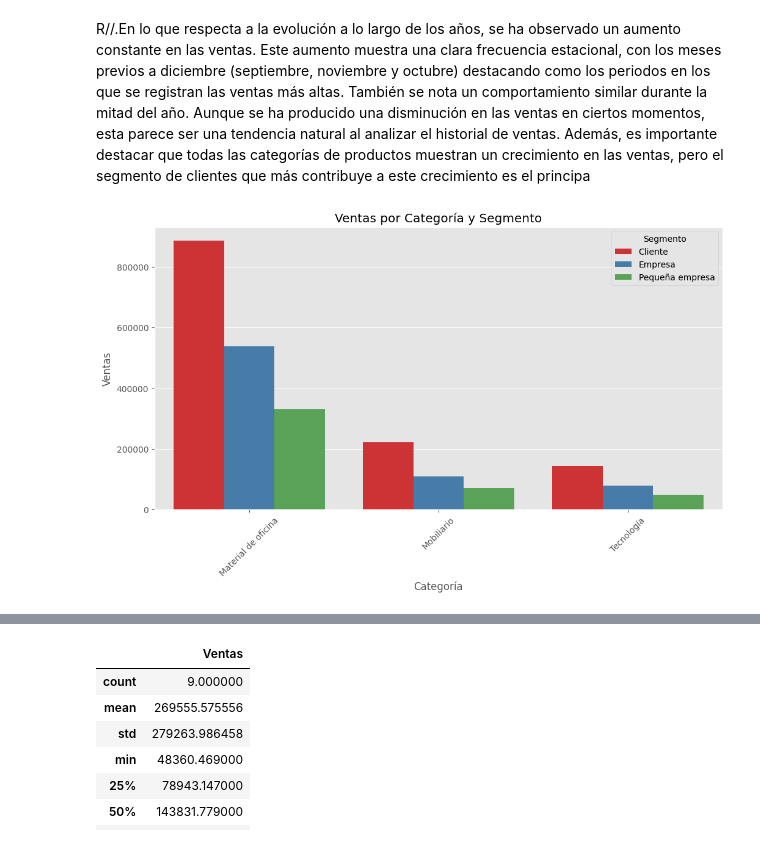
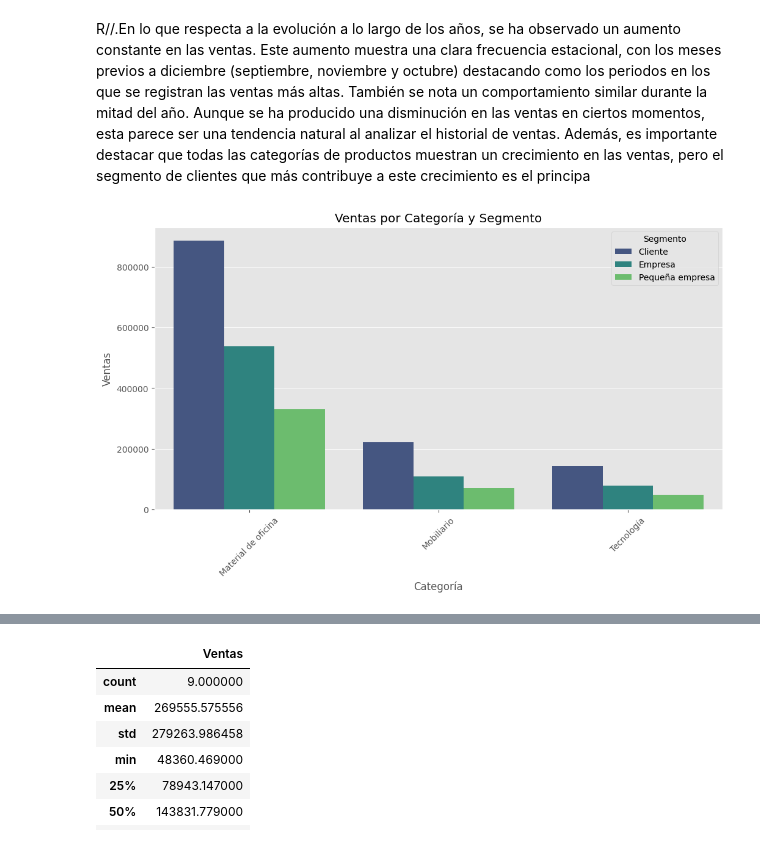
Before and after one commit to Vagarh/University-specialization-in-analytics-and-big-data-IU-DIGITAL, a Jupyter notebook: Evidencia_de_Aprendizaje_1_Taller_Casos_de_estudio_de_diferentes_tipos_de_visualización_.ipynb, the cells around one changed output, grey strips where cells are left out. Cells and saved outputs as stored; diff of their text form; code cells hidden in the pictures.

```diff
--- a/Evidencia_de_Aprendizaje_1_Taller_Casos_de_estudio_de_diferentes_tipos_de_visualización_.ipynb
+++ b/Evidencia_de_Aprendizaje_1_Taller_Casos_de_estudio_de_diferentes_tipos_de_visualización_.ipynb
@@ -182,19 +182,19 @@ R//.En lo que respecta a la evolución a lo largo de los años, se ha observado
 # %%
 # Agrupar y sumar las ventas por categoría y segmento.
 ventas_por_categoria_segmento = df.groupby(['Categoría', 'Segmento'])['Ventas'].sum().reset_index()
 
 ventas_por_categoria_segmento.head(5)
 
 # Crear un gráfico de barras agrupado.
 plt.figure(figsize=(12, 6))
-sns.barplot(x='Categoría', y='Ventas', hue='Segmento', data=ventas_por_categoria_segmento, palette='Set1')
+sns.barplot(x='Categoría', y='Ventas', hue='Segmento', data=ventas_por_categoria_segmento, palette='viridis')
 plt.title('Ventas por Categoría y Segmento')
 plt.xlabel('Categoría')
 plt.ylabel('Ventas')
 plt.xticks(rotation=45)
 
 # Mostrar el gráfico.
 plt.legend(title='Segmento', loc='upper right')
 plt.show()
 # %% [output]
-[figure, old version]
+[figure, new version]
```
Also changed, not shown: parts of 5 cells of this notebook.
